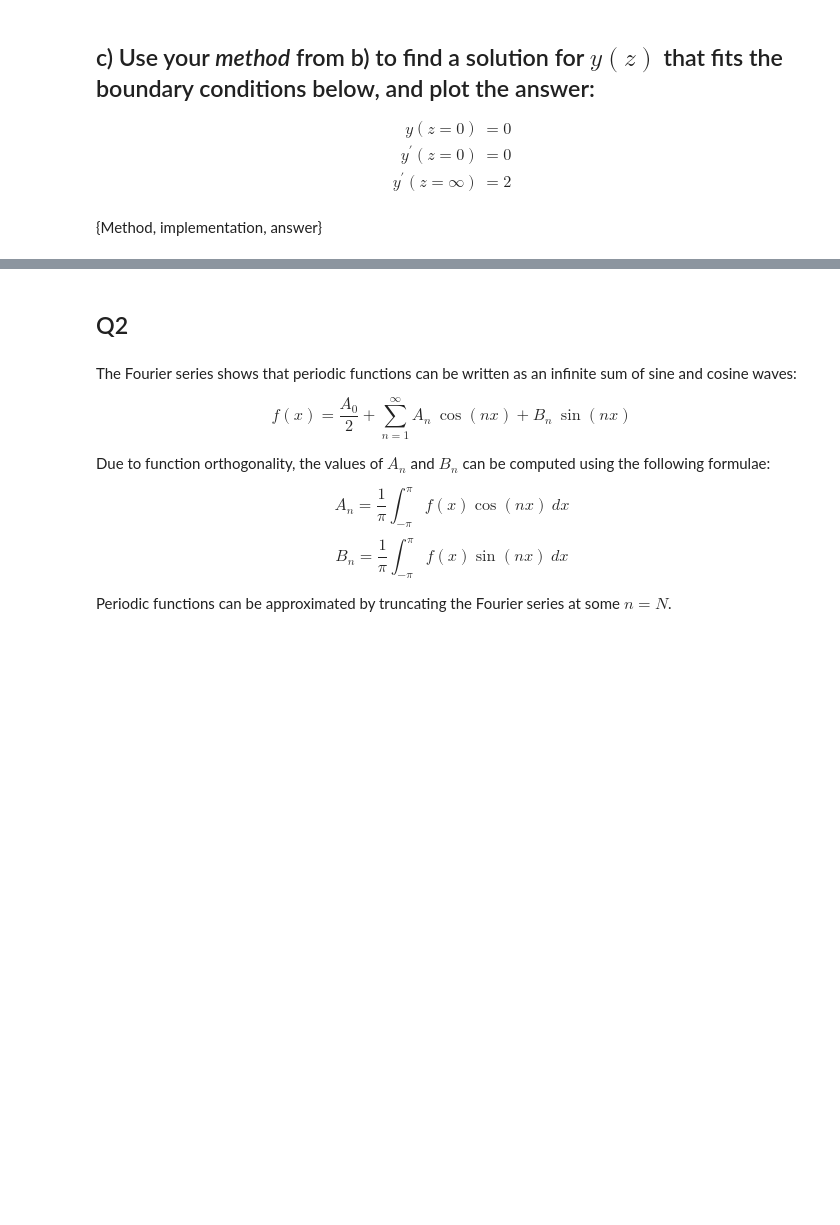
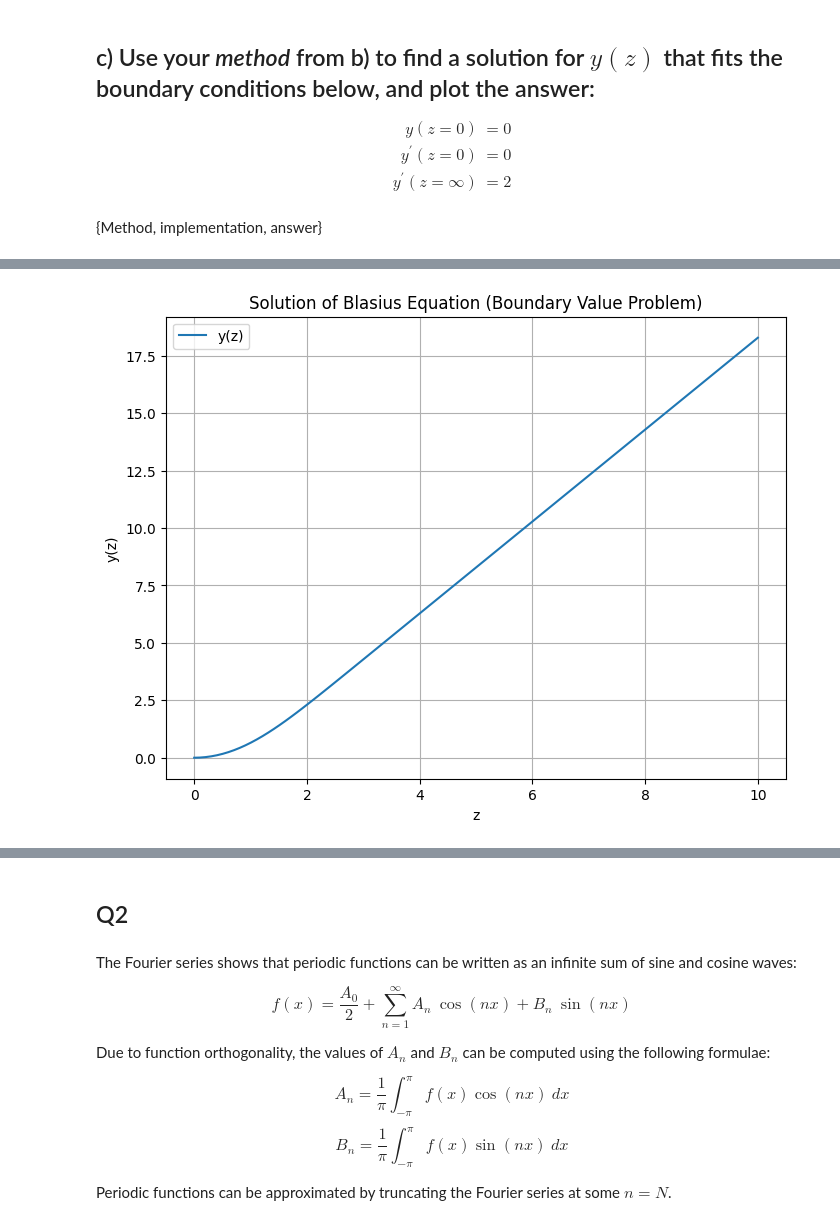
Before and after one commit to n-zaheer/3nm4, a Jupyter notebook: Assignments/Assignment_4.ipynb, the cells around one changed output, grey strips where cells are left out. Saved outputs shown, nothing was run; the diff lists cells and outputs as text; code cells hidden in the pictures; blank space fills up the shorter version.

```diff
--- a/Assignments/Assignment_4.ipynb
+++ b/Assignments/Assignment_4.ipynb
@@ -37,3 +93,101 @@ y^{\prime}(z = \infty) &= 2 \\
 $$
 
 {Method, implementation, answer}
+# %%
+from scipy.integrate import solve_ivp
+import numpy as np
+import matplotlib.pyplot as plt
+from scipy.optimize import root_scalar
+
+# Define the system of first-order ODEs for the Blasius equation
+# This is the same system as in Q1a)
+def blasius_system(z, y_vec):
+    y, yp, ypp = y_vec
+    return [yp, ypp, -y * ypp]
+
+# Function to solve the IVP for a given initial guess of y''(0) and return y'(infinity)
+def shoot(ypp0_guess):
+    # Initial conditions: y(0)=0, y'(0)=0, y''(0)=ypp0_guess
+    initial_conditions = [0, 0, ypp0_guess]
+    # Solve the IVP. We need to solve for a large enough z where the solution converges.
+    # Let's try z_span from 0 to 10, similar to Q1b). We can adjust if needed.
+    z_span = (0, 10)
+    # Use dense_output=True to be able to evaluate the solution at any point in the range
+    # Use events to stop the integration if y' approaches the boundary condition at infinity
+    # We are looking for y'(z) to be close to 2.
+    # We can define an event that triggers when y'(z) is close to 2, but for the shooting
+    # method, we usually solve for a fixed large z and check y'(z).
+    # Let's solve up to z=10 and check y'(10). If the solution hasn't converged,
+    # we might need to increase the z_span.
+    solution = solve_ivp(blasius_system, z_span, initial_conditions, dense_output=True)
+
+    # Evaluate y' at the end of the interval
+    # If the solution did not reach the end of the interval (e.g. due to an event),
+    # we should handle that. For now, let's assume it reaches the end.
+    # The last point in the solution object is usually solution.y[:,-1] and solution.t[-1]
+    # However, with dense_output, we can evaluate at any z in the span.
+    # Let's evaluate at the end of the z_span.
+    y_at_end = solution.sol(z_span[1])
+
+    # The target for y'(infinity) is 2. We want to find ypp0_guess such that y'(end_z) = 2
+    # So we want to find the root of shoot(ypp0_guess) - 2 = 0
+    return y_at_end[1] - 2 # y'[1] corresponds to y'
+
+# We need to find the value of y''(0) (ypp0_guess) that makes shoot(ypp0_guess) equal to 2.
+# We can use a root-finding algorithm for this. We need an initial guess and perhaps bounds.
+# From the plot in Q1b), with y''(0)=1, y'(10) is close to 2. So y''(0)=1 is a good starting guess.
+# Let's try to find the root of the 'shoot' function.
+# We can use root_scalar from scipy.optimize.
+try:
+    # We need to provide an interval where the root is expected to lie, or a good initial guess.
+    # Let's try an initial guess of 1.0 and see if it converges.
+    # If it doesn't converge, we might need to provide an interval [a, b] such that shoot(a) and shoot(b) have opposite signs.
+    sol_ypp0 = root_scalar(shoot, x0=1.0, method='newton') # 'newton' method requires the derivative of 'shoot', which is complex to provide. Let's use 'brentq' or 'bisect' which require an interval.
+
+    # Let's find an interval where the root lies.
+    # If y''(0) = 0, y'(infinity) would be 0. If y''(0) is very large, y'(infinity) would be very large.
+    # So the root should be between 0 and some positive value.
+    # Let's evaluate shoot at a couple of points to find an interval.
+    # shoot(0) = -2 (since y'(infinity) would be 0)
+    # shoot(1) is likely positive based on Q1b).
+    # So the root should be in [0, 1]. Let's use the 'brentq' method with this interval.
+    sol_ypp0 = root_scalar(shoot, bracket=[0.1, 5.0], method='brentq') # Use a slightly larger interval to be safe
+
+
+    optimal_ypp0 = sol_ypp0.root
+    print(f"Optimal y''(0) found by shooting method: {optimal_ypp0}")
+
+    # Now solve the IVP with the optimal y''(0) to get the final solution
+    final_initial_conditions = [0, 0, optimal_ypp0]
+    z_span = (0, 10) # Use the same z_span as before for consistency
+    final_solution = solve_ivp(blasius_system, z_span, final_initial_conditions, dense_output=True)
+
+    # Generate points for plotting the final solution
+    z_values = np.linspace(z_span[0], z_span[1], 100)
+    y_values = final_solution.sol(z_values)
+
+    # Plot the final y(z) solution
+    plt.figure(figsize=(8, 6))
+    plt.plot(z_values, y_values[0], label='y(z)')
+    plt.xlabel('z')
+    plt.ylabel('y(z)')
+    plt.title('Solution of Blasius Equation (Boundary Value Problem)')
+    plt.grid(True)
+    plt.legend()
+    plt.show()
+
+    # Plot the derivatives y'(z) and y''(z) for the final solution
+    plt.figure(figsize=(8, 6))
+    plt.plot(z_values, y_values[1], label="y'(z)")
+    plt.plot(z_values, y_values[2], label="y''(z)")
+    plt.xlabel('z')
+    plt.ylabel("Derivatives of y(z)")
+    plt.title('Derivatives of the Solution of Blasius Equation (Boundary Value Problem)')
+    plt.grid(True)
+    plt.legend()
+    plt.show()
+
+except ValueError as e:
+    print(f"Could not find the root within the given interval or with the initial guess. You might need to adjust the interval or initial guess for the root finding.")
+    print(f"Error details: {e}")
+# %% [output]
@@ -39,0 +195 @@ $$
+[figure, added]
```
Also changed, not shown: parts of 6 cells of this notebook.
